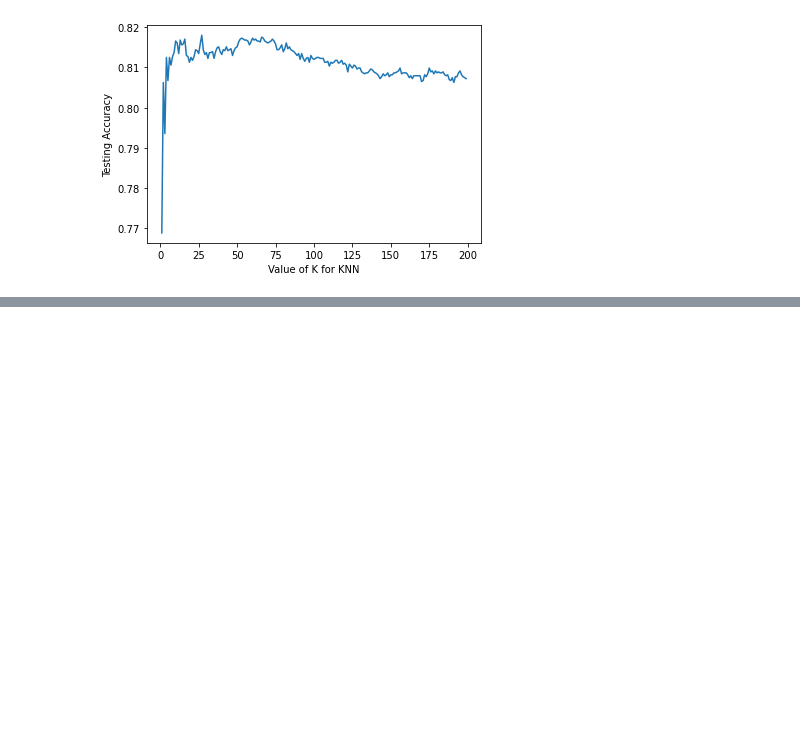
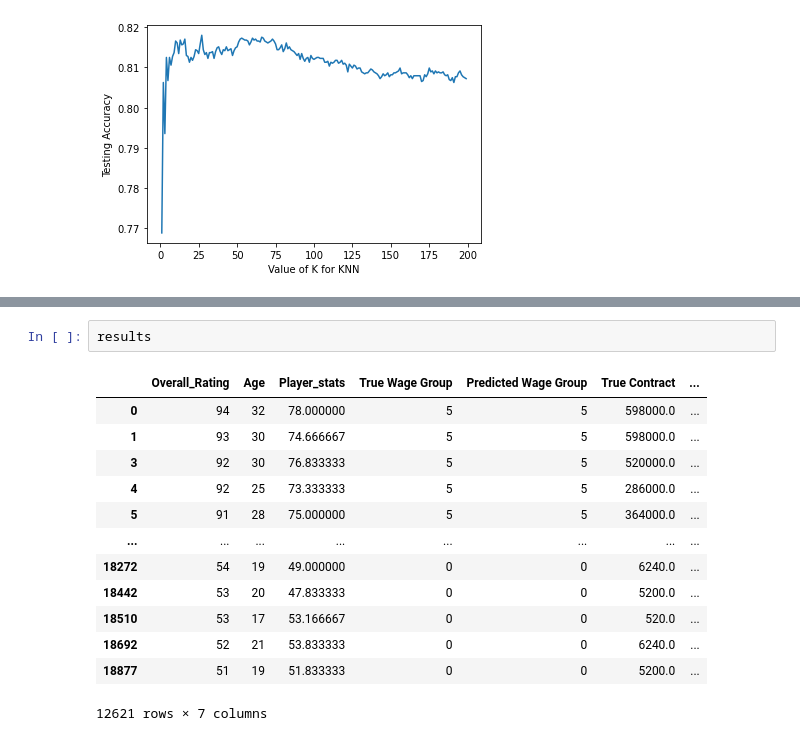
Before and after one commit to COGS118A/Group018-Sp22, a Jupyter notebook: COGS 118A Project Final Checkpoint.ipynb, the cells around one changed output, grey strips where cells are left out. Drawn from its saved outputs; the diff is of its cells as text; blank space fills up the shorter version.

```diff
--- a/COGS 118A Project Final Checkpoint.ipynb
+++ b/COGS 118A Project Final Checkpoint.ipynb
@@ -570,0 +665,16 @@ print(kfold_max_index)
+# %%
+results
+# %% [output]
+|  | Overall_Rating | Age | Player_stats | True Wage Group | Predicted Wage Group | True Contract | ... |
+| 0 | 94 | 32 | 78.000000 | 5 | 5 | 598000.0 | ... |
+| 1 | 93 | 30 | 74.666667 | 5 | 5 | 598000.0 | ... |
+| 3 | 92 | 30 | 76.833333 | 5 | 5 | 520000.0 | ... |
+| 4 | 92 | 25 | 73.333333 | 5 | 5 | 286000.0 | ... |
+| 5 | 91 | 28 | 75.000000 | 5 | 5 | 364000.0 | ... |
+| ... | ... | ... | ... | ... | ... | ... | ... |
+| 18272 | 54 | 19 | 49.000000 | 0 | 0 | 6240.0 | ... |
+| 18442 | 53 | 20 | 47.833333 | 0 | 0 | 5200.0 | ... |
+| 18510 | 53 | 17 | 53.166667 | 0 | 0 | 520.0 | ... |
+| 18692 | 52 | 21 | 53.833333 | 0 | 0 | 6240.0 | ... |
+| 18877 | 51 | 19 | 51.833333 | 0 | 0 | 5200.0 | ... |
+12621 rows × 7 columns
```
Also changed, not shown: parts of 15 cells of this notebook.
